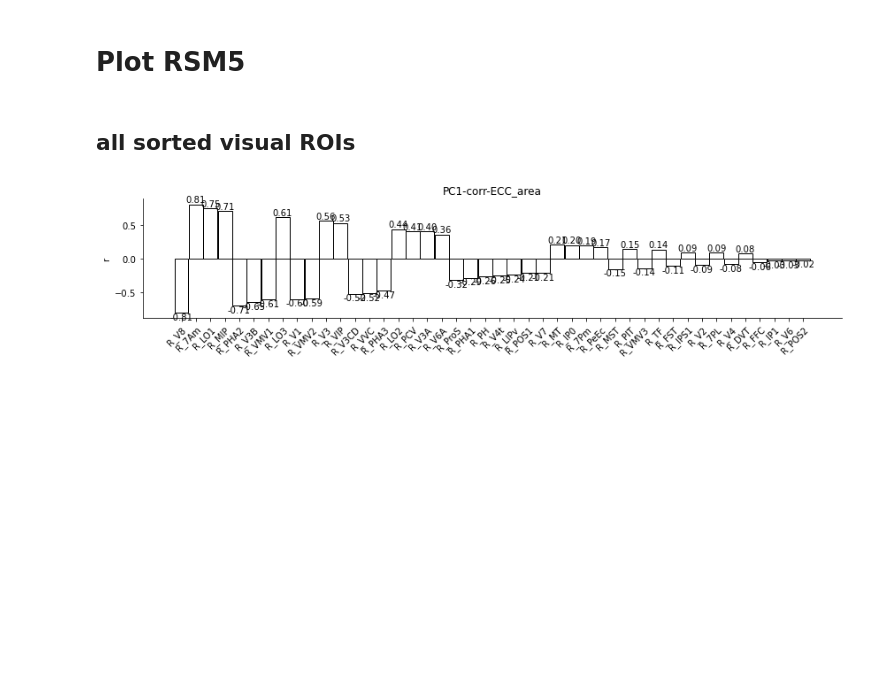
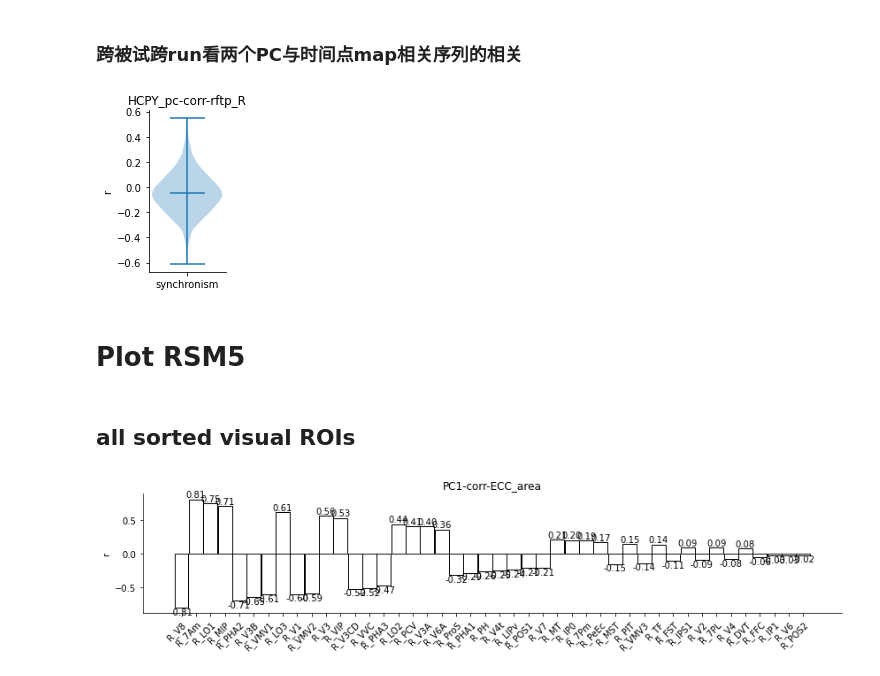
Before and after one commit to BNUCNL/nibrain, a Jupyter notebook: cxy_visual_dev/scripts/plot_line_bar.ipynb, the cells around one changed output. Saved outputs shown, nothing was run; the diff lists cells and outputs as text; code cells hidden in the pictures; blank space fills up the shorter version.

```diff
--- a/cxy_visual_dev/scripts/plot_line_bar.ipynb
+++ b/cxy_visual_dev/scripts/plot_line_bar.ipynb
@@ -41,3 +101,39 @@ plot_line(prepare_y_bar_line(data, [keys]), label=keys,
+# %% [markdown]
+### 跨被试跨run看两个PC与时间点map相关序列的相关
+# %%
+# 在每个run中，PC1和PC2与1200个时间点map做相关可以得到各自的长度为1200的相关序列，
+# 我们可以计算这两个序列之间的相关。然后看看所有被试所有run的这个相关的分布。
+
+figsize = (2, 3)
+fname = 'HCPY_pc-corr-rftp_R'
+fpath = pjoin(anal_dir, f'rfMRI/{fname}.pkl')
+pc_names = ['stru-C1', 'stru-C2']
+out_file = pjoin(work_dir, f'{fname}3.jpg')
+# out_file = 'show'
+
+data = pkl.load(open(fpath, 'rb'))
+data.pop('pc_name')
+fig, ax = plt.subplots(figsize=figsize)
+dataset = []
+for sid_data in data.values():
+    for run_data in sid_data.values():
+        r, p = pearsonr(run_data[0], run_data[1])
+        dataset.append(r)
+ax.violinplot(dataset, showmeans=True)
+ax.spines['top'].set_visible(False)
+ax.spines['right'].set_visible(False)
+ax.set_xticks([1])
+ax.set_xticklabels(['synchronism'])
+ax.set_ylabel('r')
+ax.set_title(fname)
+fig.tight_layout()
+
+if out_file == 'show':
+    fig.show()
+else:
+    fig.savefig(out_file)
+# %% [output]
+[figure, added]
 # %% [markdown]
 # Plot RSM5
 # %% [markdown]
```
Also changed, not shown: parts of 10 cells of this notebook, 2 other files.
